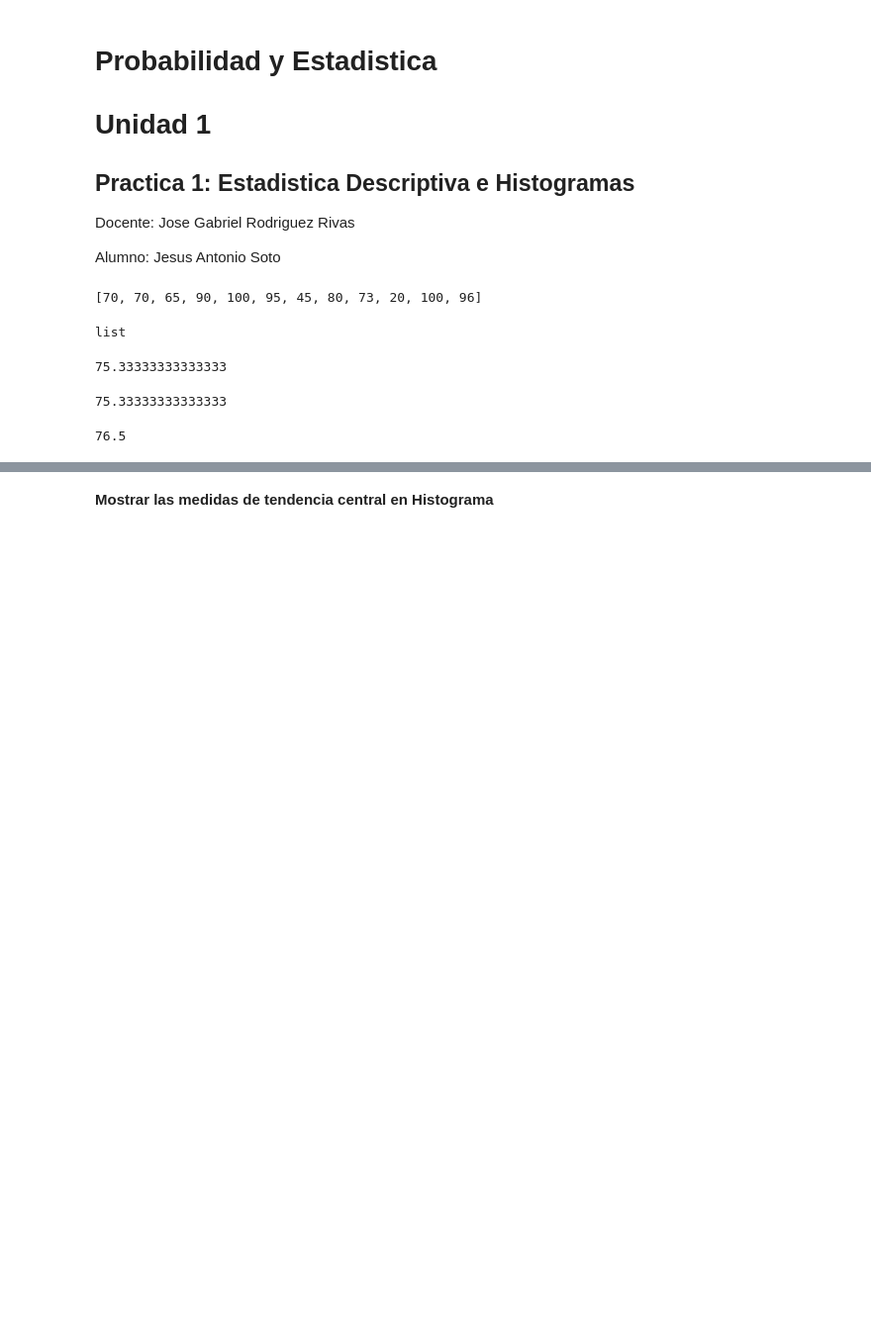
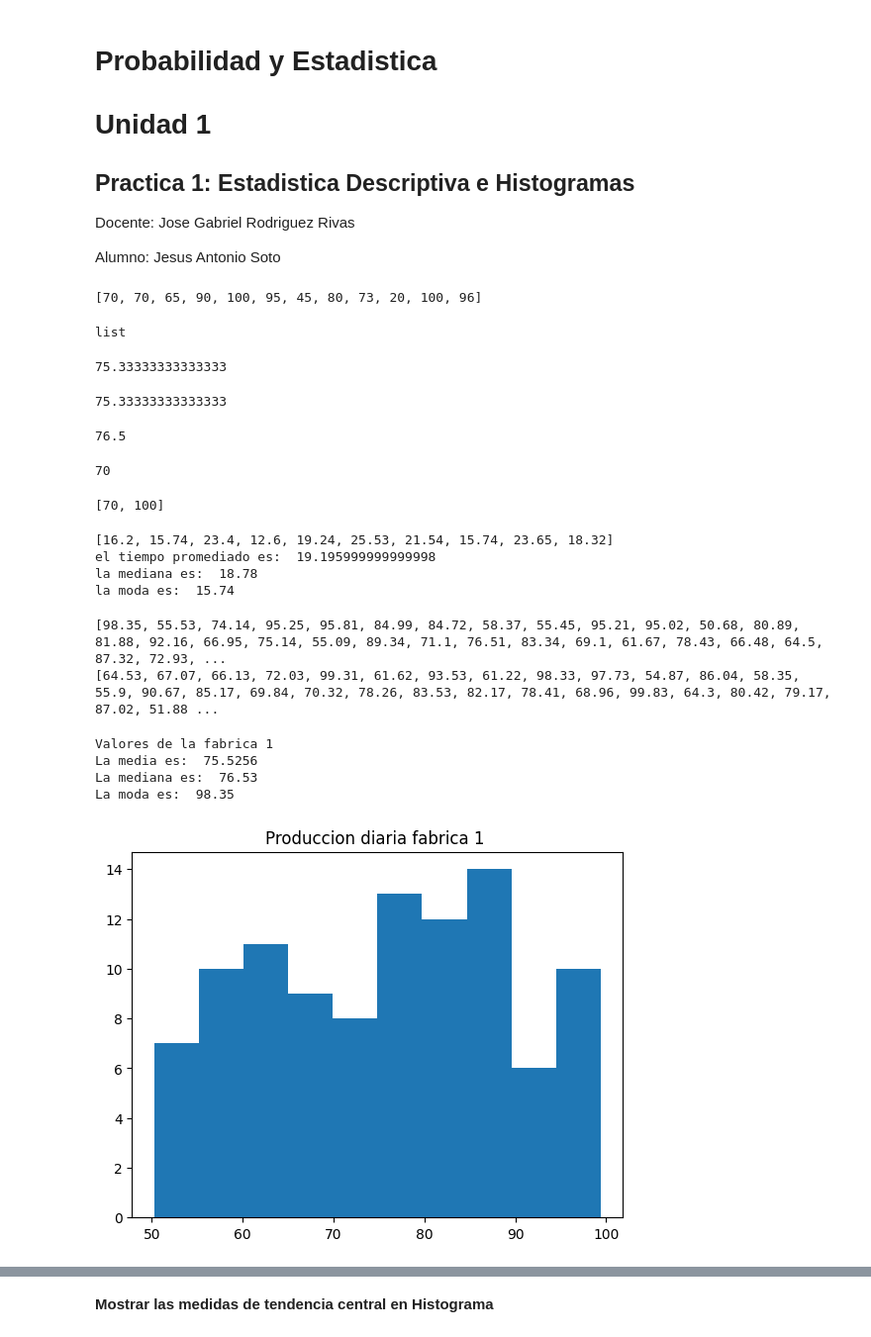
Before and after one commit to wingchicken1225-del/Probabilidad, a Jupyter notebook: Unidad1/Practica1.ipynb, the cells around one changed output, grey strips where cells are left out. Shown at 99% size. Cells and saved outputs as stored; diff of their text form; code cells hidden in the pictures; blank space fills up the shorter version.

```diff
--- a/Unidad1/Practica1.ipynb
+++ b/Unidad1/Practica1.ipynb
@@ -42,3 +42,41 @@ mediana = median(grupoa)
 print(mediana)
 # %% [output]
 76.5
+# %%
+moda = mode(grupoa)
+print(moda)
+# %% [output]
+70
+# %%
+moda2 = multimode(grupoa)
+print(moda2)
+# %% [output]
+[70, 100]
+# %%
+tiempo100 = [16.20, 15.74, 23.40, 12.60, 19.24, 25.53, 21.54, 15.74, 23.65, 18.32]
+print(tiempo100)
+print("el tiempo promediado es: ",mean(tiempo100))
+print("la mediana es: ",median(tiempo100))
+print("la moda es: ",mode(tiempo100))
+# %% [output]
+[16.2, 15.74, 23.4, 12.6, 19.24, 25.53, 21.54, 15.74, 23.65, 18.32]
+el tiempo promediado es:  19.195999999999998
+la mediana es:  18.78
+la moda es:  15.74
+# %%
+import random
+
+fabrica1 = []
+for i in range(100):
+  random_number = round(random.uniform(50, 100), 2)
+  fabrica1.append(random_number)
+print(fabrica1)
+
+fabrica2 = []
+for i in range(100):
+  random_number = round(random.uniform(50, 100), 2)
+  fabrica2.append(random_number)
+print(fabrica2)
+# %% [output]
+[98.35, 55.53, 74.14, 95.25, 95.81, 84.99, 84.72, 58.37, 55.45, 95.21, 95.02, 50.68, 80.89, 81.88, 92.16, 66.95, 75.14, 55.09, 89.34, 71.1, 76.51, 83.34, 69.1, 61.67, 78.43, 66.48, 64.5, 87.32, 72.93, ...
+[64.53, 67.07, 66.13, 72.03, 99.31, 61.62, 93.53, 61.22, 98.33, 97.73, 54.87, 86.04, 58.35, 55.9, 90.67, 85.17, 69.84, 70.32, 78.26, 83.53, 82.17, 78.41, 68.96, 99.83, 64.3, 80.42, 79.17, 87.02, 51.88 ...
@@ -45,10 +85,18 @@ print(mediana)
 # %%
-media1 = mean(frabrica1)
-mediana1 = mediana(fabrica1)
+plt.hist(fabrica1)
+plt.title("Produccion diaria fabrica 1 ")
+media1 = mean(fabrica1)
+mediana1 = median(fabrica1)
 moda1 = mode(fabrica1)
 
 print("Valores de la fabrica 1")
 print("La media es: ", media1)
 print("La mediana es: ", mediana1)
 print("La moda es: ", moda1)
+# %% [output]
+Valores de la fabrica 1
+La media es:  75.5256
+La mediana es:  76.53
+La moda es:  98.35
+[figure, added]
 # %%
```
Also changed, not shown: parts of 5 cells of this notebook.
